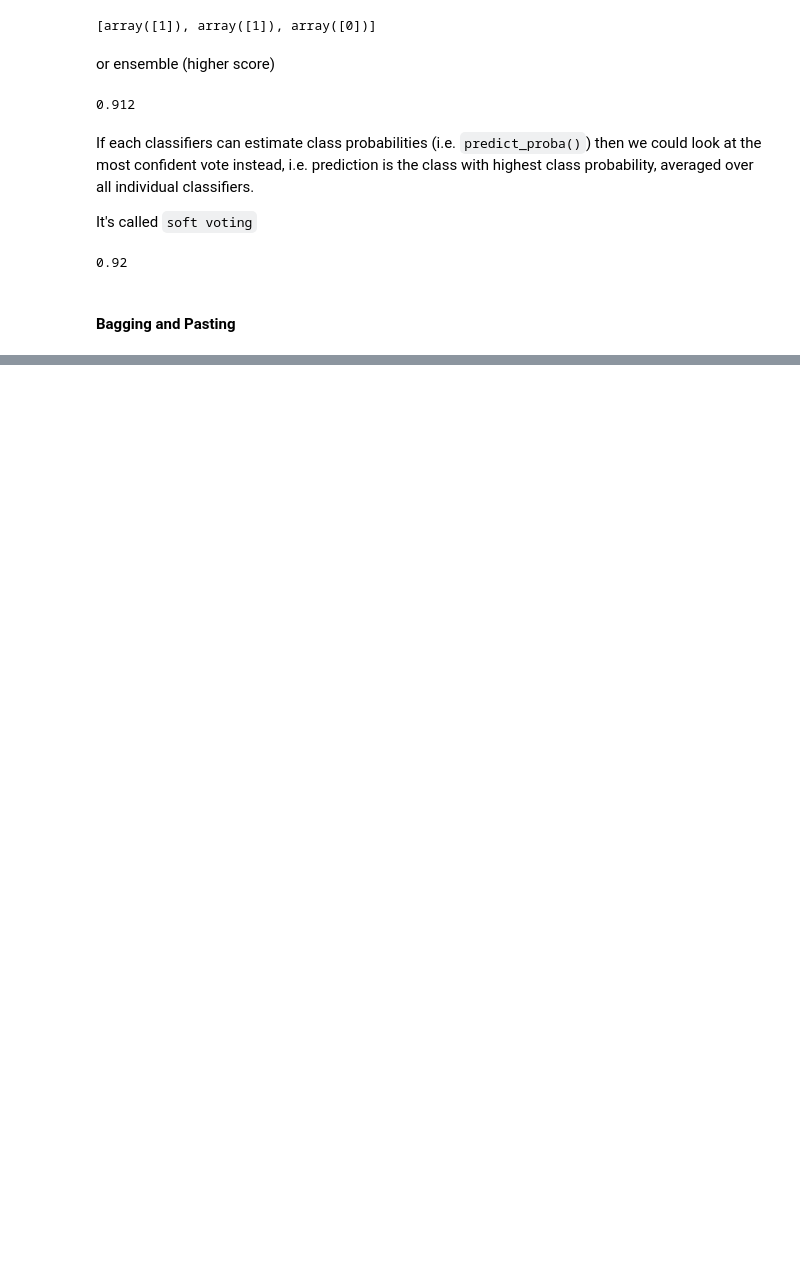
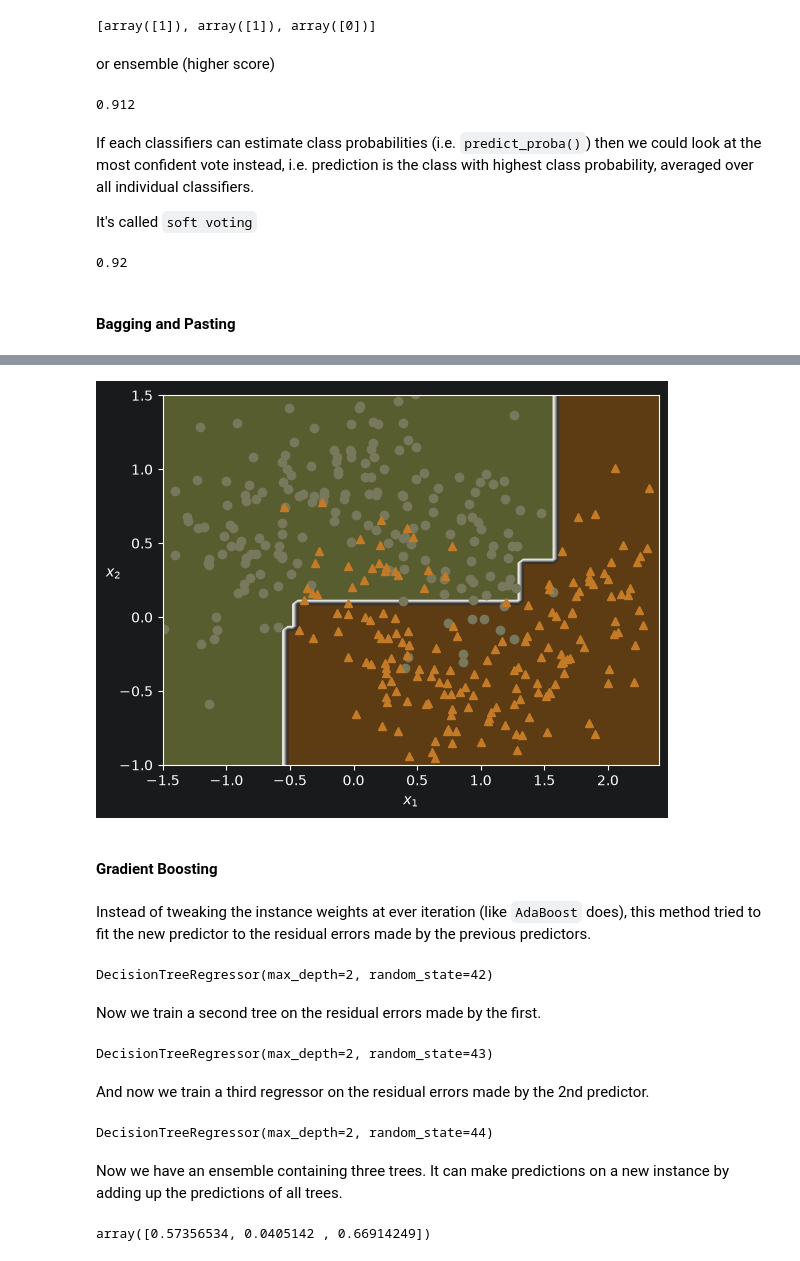
Before and after one commit to AVilums/hands-on-ml, a Jupyter notebook: chapter_6/ensemble_learning_and_random_forests.ipynb, the cells around one changed output, grey strips where cells are left out. Cells and saved outputs as stored; diff of their text form; code cells hidden in the pictures; blank space fills up the shorter version.

```diff
--- a/chapter_6/ensemble_learning_and_random_forests.ipynb
+++ b/chapter_6/ensemble_learning_and_random_forests.ipynb
@@ -68,0 +252,47 @@ voting_clf.score(X_test, y_test)
+# %%
+# extra code – in case you're curious to see what the decision boundary
+#              looks like for the AdaBoost classifier
+plot_decision_boundary(ada_clf, X_train, y_train)
+# %% [output]
+[figure, added]
+# %% [markdown]
+#### Gradient Boosting
+# %% [markdown]
+Instead of tweaking the instance weights at ever iteration (like `AdaBoost` does), this method tried to fit the new predictor to the residual errors made by the previous predictors.
+# %%
+import numpy as np
+from sklearn.tree import DecisionTreeRegressor
+
+m = 100  # number of instances
+rng = np.random.default_rng(seed=42)
+X = rng.random((m, 1)) - 0.5
+noise = 0.05 * rng.standard_normal(m)
+y = 3 * X[:, 0] ** 2 + noise  # y = 3x² + Gaussian noise
+
+tree_reg1 = DecisionTreeRegressor(max_depth=2, random_state=42)
+tree_reg1.fit(X, y)
+# %% [output]
+DecisionTreeRegressor(max_depth=2, random_state=42)
+# %% [markdown]
+Now we train a second tree on the residual errors made by the first.
+# %%
+y2 = y - tree_reg1.predict(X)
+tree_reg2 = DecisionTreeRegressor(max_depth=2, random_state=43)
+tree_reg2.fit(X, y2)
+# %% [output]
+DecisionTreeRegressor(max_depth=2, random_state=43)
+# %% [markdown]
+And now we train a third regressor on the residual errors made by the 2nd predictor.
+# %%
+y3 = y2 - tree_reg2.predict(X)
+tree_reg3 = DecisionTreeRegressor(max_depth=2, random_state=44)
+tree_reg3.fit(X, y3)
+# %% [output]
+DecisionTreeRegressor(max_depth=2, random_state=44)
+# %% [markdown]
+Now we have an ensemble containing three trees. It can make predictions on a new instance by adding up the predictions of all trees.
+# %%
+X_new = np.array([[-0.4], [0.], [0.5]])
+sum(tree.predict(X_new) for tree in (tree_reg1, tree_reg2, tree_reg3))
+# %% [output]
+array([0.57356534, 0.0405142 , 0.66914249])
```
Also changed, not shown: parts of 36 cells of this notebook, 2 other files.
